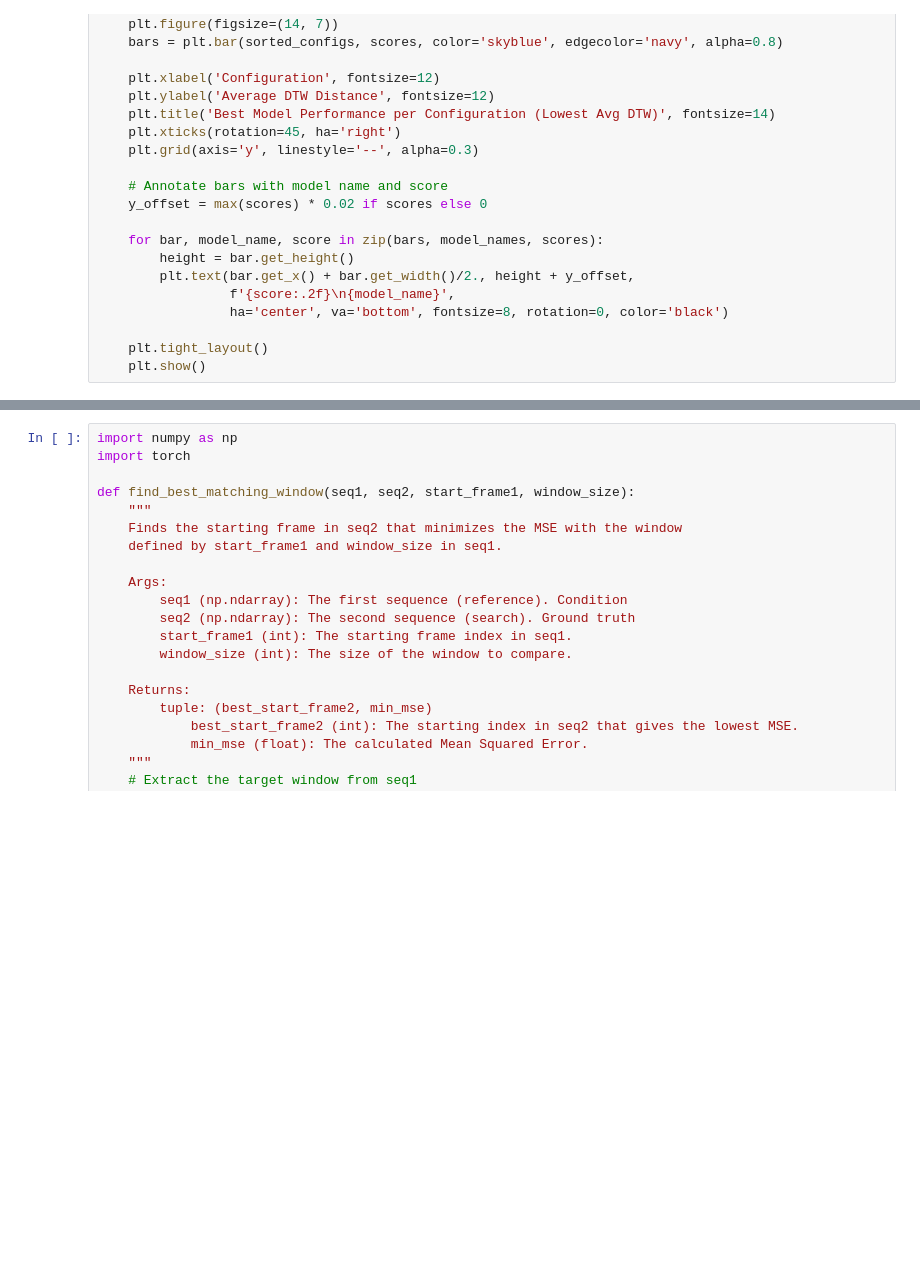
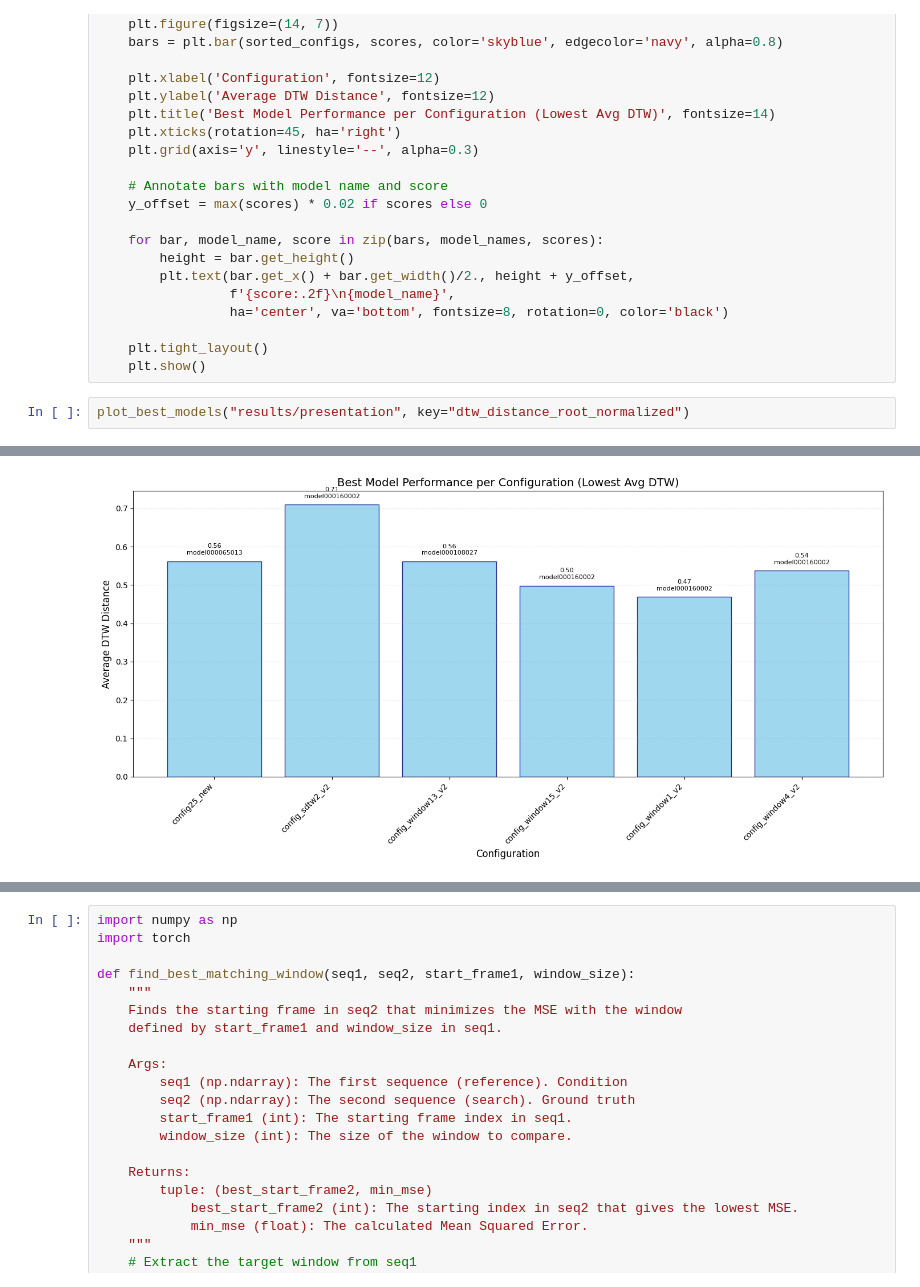
Before and after one commit to Rui1818/3d_motion_generation_cp, a Jupyter notebook: stats.ipynb, the cells around one changed output, grey strips where cells are left out. Drawn from its saved outputs; the diff is of its cells as text; blank space fills up the shorter version.

```diff
--- a/stats.ipynb
+++ b/stats.ipynb
@@ -591,3 +600,6 @@ def plot_best_models(root_folder, key):
 
     plt.tight_layout()
     plt.show()
+# %%
+plot_best_models("results/presentation", key="dtw_distance_root_normalized")
+# %% [output]
@@ -593,0 +623 @@ def plot_best_models(root_folder, key):
+[figure, added]
```
Also changed, not shown: parts of 24 cells of this notebook, 5 other files.
